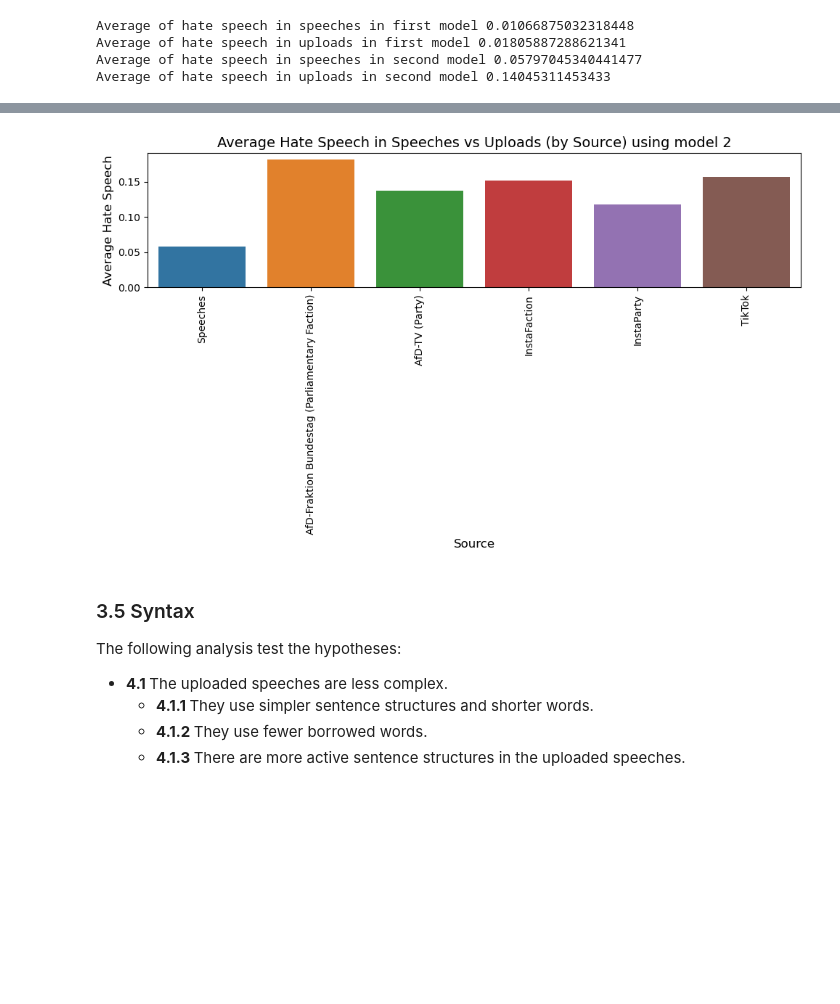
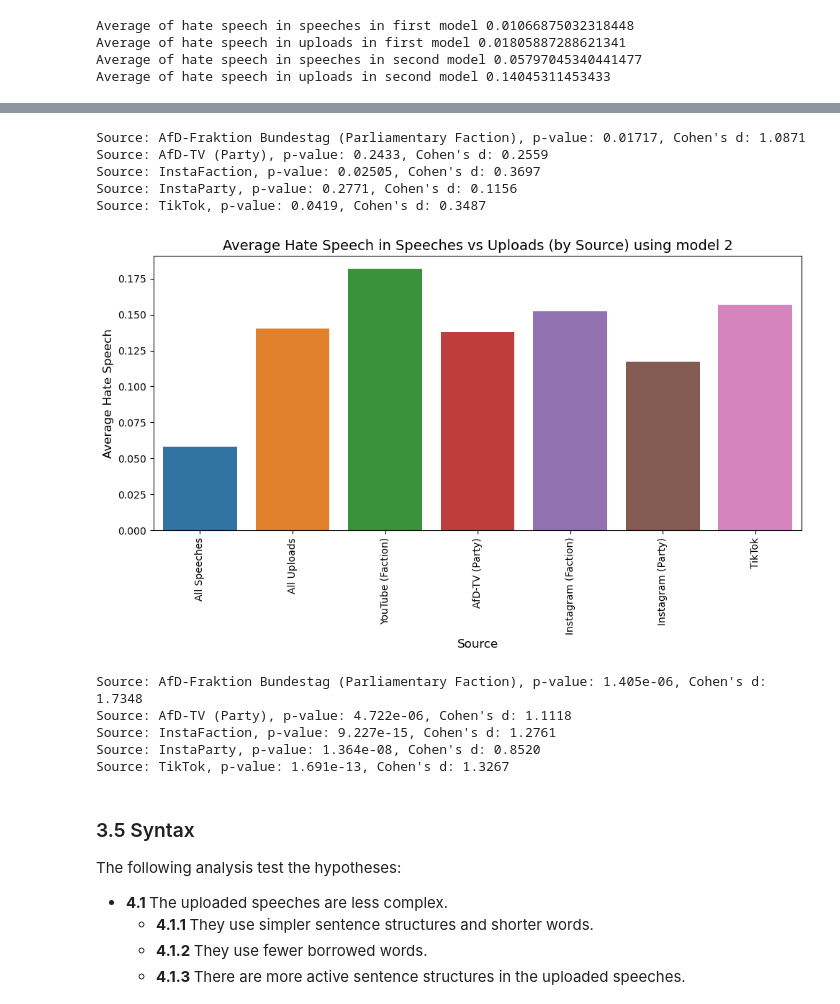
Before and after one commit to MoritzStockmar/afd-on-some, a Jupyter notebook: exploratory.ipynb, the cells around one changed output, grey strips where cells are left out. Drawn from its saved outputs; the diff is of its cells as text; code cells hidden in the pictures; blank space fills up the shorter version.

```diff
--- a/exploratory.ipynb
+++ b/exploratory.ipynb
@@ -868,7 +859,12 @@ How long are the videos in words?
  y: length of the video in words,
  extra text for average and median
 """
-merged_aligned_df['video_length'] = merged_aligned_df['tokens_x'].apply(len)
+import matplotlib.pyplot as plt
+import seaborn as sns
+
+merged_aligned_df['doc_upload'] = merged_aligned_df['transcription_text'].apply(nlp)
+merged_aligned_df['tokens_upload'] = merged_aligned_df['doc_upload'].apply(lambda doc: [token.text for token in doc])
+merged_aligned_df['video_length'] = merged_aligned_df['tokens_upload'].apply(len)
 average_video_length = merged_aligned_df['video_length'].mean()
 print("Average video length: ", average_video_length)
 media_video_length = merged_aligned_df['video_length'].median()
@@ -876,7 +872,11 @@ print("Median video length: ", media_video_length)
 
 plt.figure(figsize=(10, 6))
 palette = sns.color_palette('pastel')
-sns.histplot(merged_aligned_df['video_length'], bins=100, kde=False, color=palette[0])
+sns.histplot(
+    merged_aligned_df['video_length'],
+    bins=100,
+    kde=False,
+    color=palette[0])
 
 plt.xlabel('Video Length (in words)', fontsize=12)
 plt.ylabel('Number of Videos', fontsize=12)
@@ -1106,6 +1232,8 @@ Merged speeches with transcriptions and saved to file.
 # 1.2 Speeches given during an agenda item, which is not a debate about a bill, are overrepresented
 # This is done by just counting the number of speeches given during any type of agenda item and comparing them (by hand)
 # -> this is a bit messy, as the protocols are not always clear about the agenda item
+
+speeches_with_transcriptions_df = pd.read_pickle("data/speeches_with_transcriptions_df.pkl")
 
 def count_speeches_by_agenda_item(speeches_with_transcriptions_df) -> pd.DataFrame:
     # Count the number of speeches by each agenda item
@@ -1201,6 +1348,8 @@ else:
 thematics_df['text_x_score'] = thematics_df['sentence_list'].apply(lambda x: [pipeline_classification(sents.text) for sents in x])
 thematics_df['speech_score'] = thematics_df['sentence_list_up'].apply(lambda x: [pipeline_classification(sents.text) for sents in x])
 # %%
+thematics_df = pd.read_pickle("data/thematics_df.pkl")
+
 thematics_df_pkl = thematics_df.copy()
 
 """
@@ -1874,8 +2887,10 @@ hatespeech_df = pd.read_pickle("data/hatespeech_df.pkl")
 # Visualize the results
 import matplotlib.pyplot as plt
 import seaborn as sns
+from scipy.stats import ttest_ind
+import numpy as np
 
-def visualize_hate_speech(model = '2'):
+def visualize_hate_speech(model='2'):
     column_name_uploads = 'upload_hate_speech_proportion_2' if model == '2' else 'upload_hate_speech_proportion'
     column_name_speeches = 'speech_hate_speech_proportion_2' if model == '2' else 'speech_hate_speech_proportion'
 
@@ -1897,11 +2912,37 @@ def visualize_hate_speech(model = '2'):
     ])
     # Plot the bar chart
     plt.figure(figsize=(10, 6))
+    # Calculate the average hate speech for all uploads
+    average_hate_speech_all_uploads = hatespeech_df[column_name_uploads].mean()
+    # Add bars for all speeches and all uploads
+    average_hate_speech_uploads = pd.concat([
+        pd.DataFrame({'uploaded_source': ['All Speeches'], column_name_uploads: [average_hate_speech_speeches]}),
+        pd.DataFrame({'uploaded_source': ['All Uploads'], column_name_uploads: [average_hate_speech_all_uploads]}),
+        average_hate_speech_uploads
+    ])
+    if "Speeches" in average_hate_speech_uploads['uploaded_source'].values:
+        average_hate_speech_uploads = average_hate_speech_uploads[average_hate_speech_uploads['uploaded_source'] != "Speeches"]
+
     sns.barplot(
         data=average_hate_speech_uploads,
         x='uploaded_source',
         y=column_name_uploads,
         hue='uploaded_source'
+    )
+    # Custom labels for the x-axis
+    custom_labels = {
+        'All Speeches': 'All Speeches',
+        'All Uploads': 'All Uploads',
+        'InstaFaction': 'Instagram (Faction)',
+        'InstaParty': 'Instagram (Party)',
+        'AfD-Fraktion Bundestag (Parliamentary Faction)': 'YouTube (Faction)',
+        'AfD-TV': 'YouTube (Party)',
+        'TikTok': 'TikTok'
+    }
+    # Apply custom labels
+    plt.xticks(
+        ticks=range(len(average_hate_speech_uploads['uploaded_source'])),
+        labels=[custom_labels.get(label, label) for label in average_hate_speech_uploads['uploaded_source']]
     )
     # Add labels and title
     titel = 'Average Hate Speech in Speeches vs Uploads (by Source) using model 2' if model == '2' else 'Average Hate Speech in Speeches vs Uploads (by Source) using model 1'
@@ -1914,6 +2955,26 @@ def visualize_hate_speech(model = '2'):
     plt.tight_layout()
     plt.show()
 
+    # Compute p-value and Cohen's d for each upload source against all speeches
+    speech_hate_speech = hatespeech_df[column_name_speeches].dropna()
+    results = []
+    for source, group in local_hatespeech_df.groupby('uploaded_source'):
+        upload_hate_speech = group[column_name_uploads].dropna()
+        if len(upload_hate_speech) > 0:
+            # Perform Welch's t-test
+            t_stat, p_value = ttest_ind(upload_hate_speech, speech_hate_speech, equal_var=False)
+            # Calculate Cohen's d
+            diff_mean = np.mean(upload_hate_speech) - np.mean(speech_hate_speech)
+            pooled_std = np.sqrt(((len(upload_hate_speech) - 1) * np.var(upload_hate_speech, ddof=1) +
+                                  (len(speech_hate_speech) - 1) * np.var(speech_hate_speech, ddof=1)) /
+                                 (len(upload_hate_speech) + len(speech_hate_speech) - 2))
+            cohens_d = diff_mean / pooled_std
+            results.append({'Source': source, 't-statistic': t_stat, 'p-value': p_value, "Cohen's d": cohens_d})
+
+    # Print results
+    for result in results:
+        print(f"Source: {result['Source']}, p-value: {result['p-value']:.4g}, Cohen's d: {result['Cohen\'s d']:.4f}")
+
 visualize_hate_speech(model = '1')
 visualize_hate_speech(model = '2')
 # %% [output]
@@ -1921,4 +2982,14 @@ visualize_hate_speech(model = '2')
+Source: AfD-Fraktion Bundestag (Parliamentary Faction), p-value: 0.01717, Cohen's d: 1.0871
+Source: AfD-TV (Party), p-value: 0.2433, Cohen's d: 0.2559
+Source: InstaFaction, p-value: 0.02505, Cohen's d: 0.3697
+Source: InstaParty, p-value: 0.2771, Cohen's d: 0.1156
+Source: TikTok, p-value: 0.0419, Cohen's d: 0.3487
-[figure, old version]
+[figure, new version]
+Source: AfD-Fraktion Bundestag (Parliamentary Faction), p-value: 1.405e-06, Cohen's d: 1.7348
+Source: AfD-TV (Party), p-value: 4.722e-06, Cohen's d: 1.1118
+Source: InstaFaction, p-value: 9.227e-15, Cohen's d: 1.2761
+Source: InstaParty, p-value: 1.364e-08, Cohen's d: 0.8520
+Source: TikTok, p-value: 1.691e-13, Cohen's d: 1.3267
 # %% [markdown]
 ### 3.5 Syntax
 
```
Also changed, not shown: parts of 38 cells of this notebook, 7 other files.
